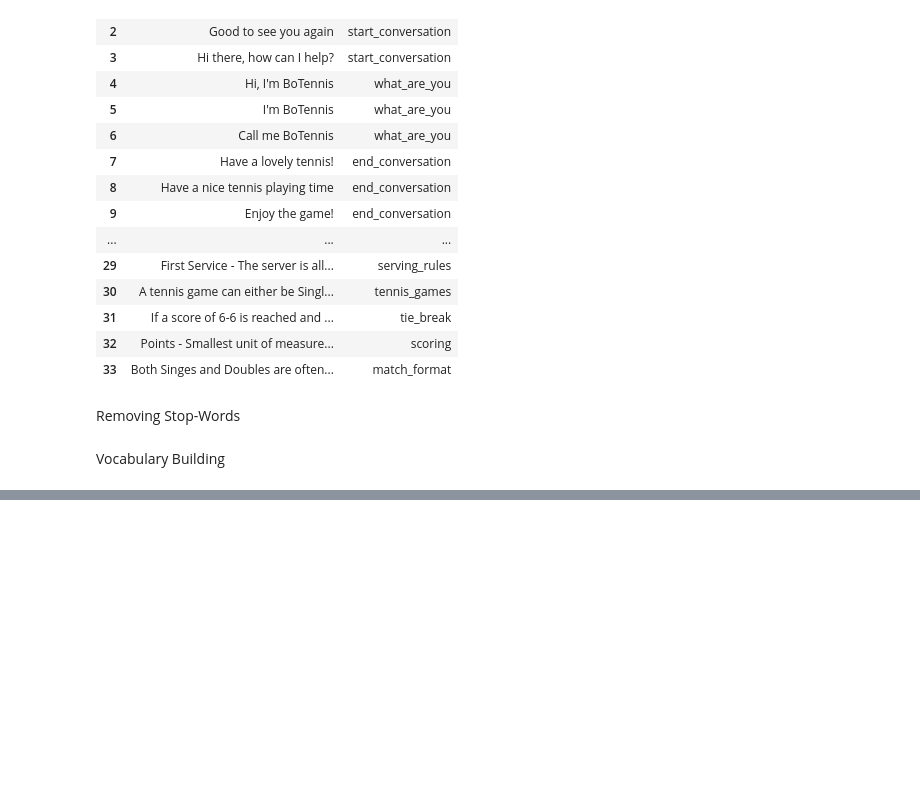
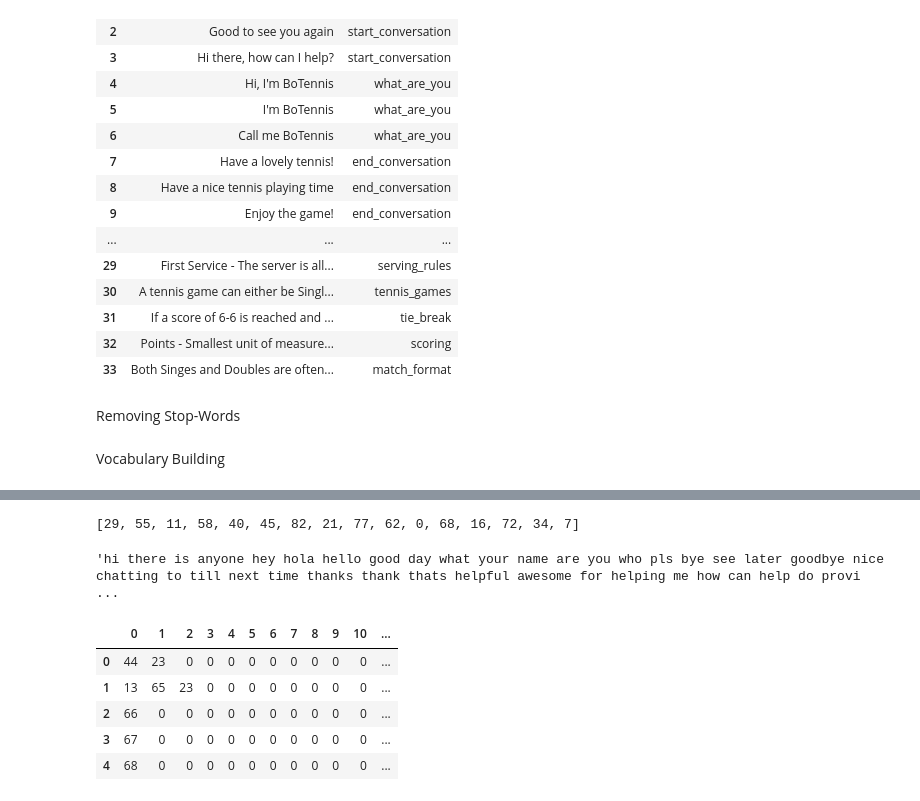
Before and after one commit to Apprentice-doa/Chatbot-using-NLP, a Jupyter notebook: chatbot.ipynb, the cells around one changed output, grey strips where cells are left out. Saved outputs shown, nothing was run; the diff lists cells and outputs as text; code cells hidden in the pictures; blank space fills up the shorter version.

```diff
--- a/chatbot.ipynb
+++ b/chatbot.ipynb
@@ -181,0 +158,3 @@ print(vocab.most_common(20))
+# %%
+vocab_size = len(vocab)
+vocab_size
@@ -181,0 +199,8 @@ print(vocab.most_common(20))
+# %%
+test_index = []
+for i,_ in enumerate(test_list):
+    idx = df1[df1.questions == test_list[i]].index[0]
+    test_index.append(idx)
+test_index
+# %% [output]
+[29, 55, 11, 58, 40, 45, 82, 21, 77, 62, 0, 68, 16, 72, 34, 7]
@@ -181,0 +209,31 @@ print(vocab.most_common(20))
+# %%
+' '.join(list(vocab.keys()))
+# %% [output]
+'hi there is anyone hey hola hello good day what your name are you who pls bye see later goodbye nice chatting to till next time thanks thank thats helpful awesome for helping me how can help do provi ...
+# %%
+def encoder(df,feature):
+#     text = ' '.join(list(vocab.keys()))
+    t = Tokenizer()
+    entries = [entry for entry in df[feature]]
+    t.fit_on_texts(entries)
+    joblib.dump(t,'tokenizer_t.pkl')
+    vocab_size = len(t.word_index) + 1
+    entries = [entry for entry in df[feature]]
+    max_length = max([len(s.split()) for s in entries])
+    encoded = t.texts_to_sequences(entries)
+    padded = pad_sequences(encoded, maxlen=max_length, padding='post')
+    return padded, vocab_size
+# %%
+X,vocab_size = encoder(df1,'questions')
+# %%
+df_encoded = pd.DataFrame(X)
+# %%
+df_encoded['labels'] = df1.labels
+df_encoded.head()
+# %% [output]
+|  | 0 | 1 | 2 | 3 | 4 | 5 | 6 | 7 | 8 | 9 | 10 | ... |
+| 0 | 44 | 23 | 0 | 0 | 0 | 0 | 0 | 0 | 0 | 0 | 0 | ... |
+| 1 | 13 | 65 | 23 | 0 | 0 | 0 | 0 | 0 | 0 | 0 | 0 | ... |
+| 2 | 66 | 0 | 0 | 0 | 0 | 0 | 0 | 0 | 0 | 0 | 0 | ... |
+| 3 | 67 | 0 | 0 | 0 | 0 | 0 | 0 | 0 | 0 | 0 | 0 | ... |
+| 4 | 68 | 0 | 0 | 0 | 0 | 0 | 0 | 0 | 0 | 0 | 0 | ... |
```
Also changed, not shown: parts of 40 cells of this notebook, 2 other files.
